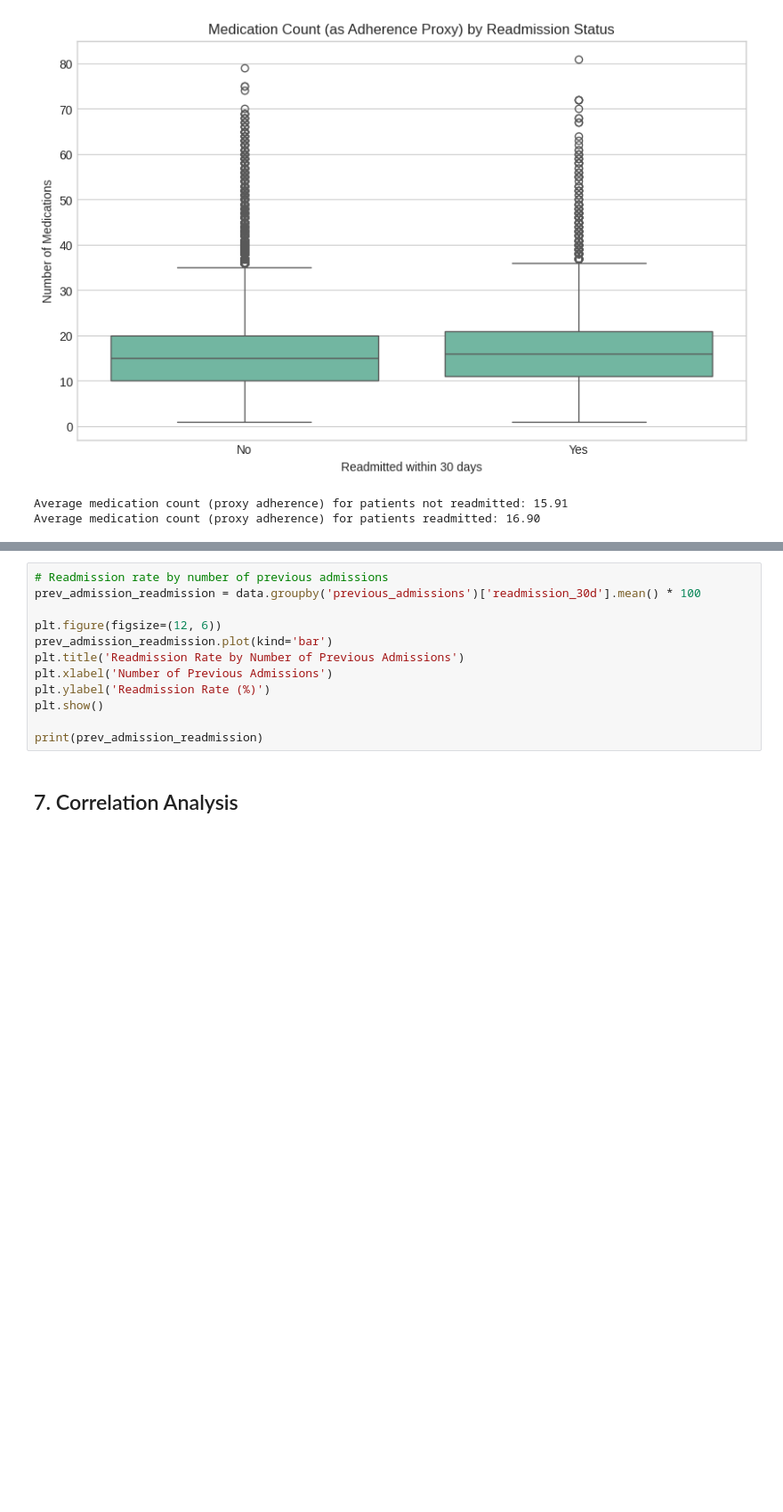
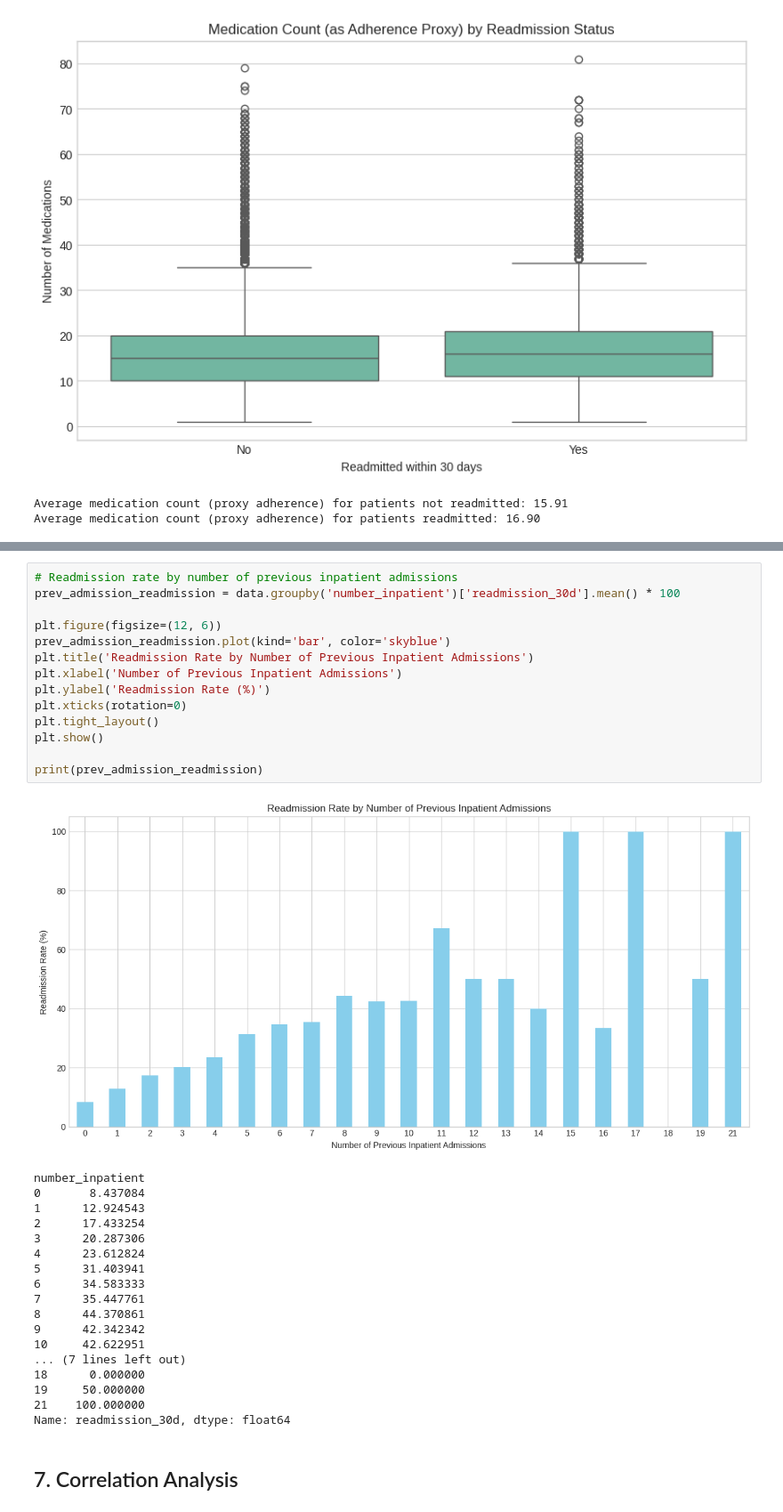
Before and after one commit to Shridhar7-8/Data-Visualization-Project, a Jupyter notebook: notebooks/01_data_exploration.ipynb, the cells around one changed output, grey strips where cells are left out. Shown at 89% size. Saved outputs shown, nothing was run; the diff lists cells and outputs as text; blank space fills up the shorter version.

```diff
--- a/notebooks/01_data_exploration.ipynb
+++ b/notebooks/01_data_exploration.ipynb
@@ -626,15 +589,36 @@ FileNotFoundError: [Errno 2] No such file or directory: '/mnt/data/diabetic_data
 # %%
-# Readmission rate by number of previous admissions
-prev_admission_readmission = data.groupby('previous_admissions')['readmission_30d'].mean() * 100
+# Readmission rate by number of previous inpatient admissions
+prev_admission_readmission = data.groupby('number_inpatient')['readmission_30d'].mean() * 100
 
 plt.figure(figsize=(12, 6))
-prev_admission_readmission.plot(kind='bar')
-plt.title('Readmission Rate by Number of Previous Admissions')
-plt.xlabel('Number of Previous Admissions')
+prev_admission_readmission.plot(kind='bar', color='skyblue')
+plt.title('Readmission Rate by Number of Previous Inpatient Admissions')
+plt.xlabel('Number of Previous Inpatient Admissions')
 plt.ylabel('Readmission Rate (%)')
+plt.xticks(rotation=0)
+plt.tight_layout()
 plt.show()
 
 print(prev_admission_readmission)
+# %% [output]
+[figure, added]
+number_inpatient
+0       8.437084
+1      12.924543
+2      17.433254
+3      20.287306
+4      23.612824
+5      31.403941
+6      34.583333
+7      35.447761
+8      44.370861
+9      42.342342
+10     42.622951
+... (7 lines left out)
+18      0.000000
+19     50.000000
+21    100.000000
+Name: readmission_30d, dtype: float64
 # %% [markdown]
 ## 7. Correlation Analysis
 # %%
```
Also changed, not shown: parts of 12 cells of this notebook.
